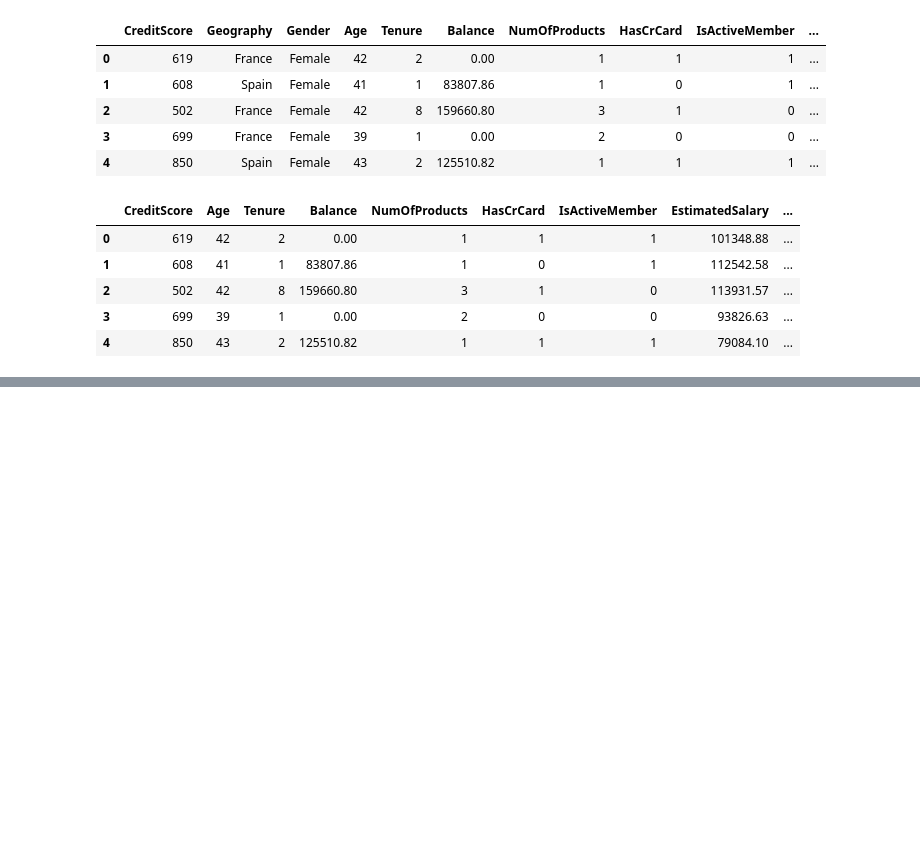
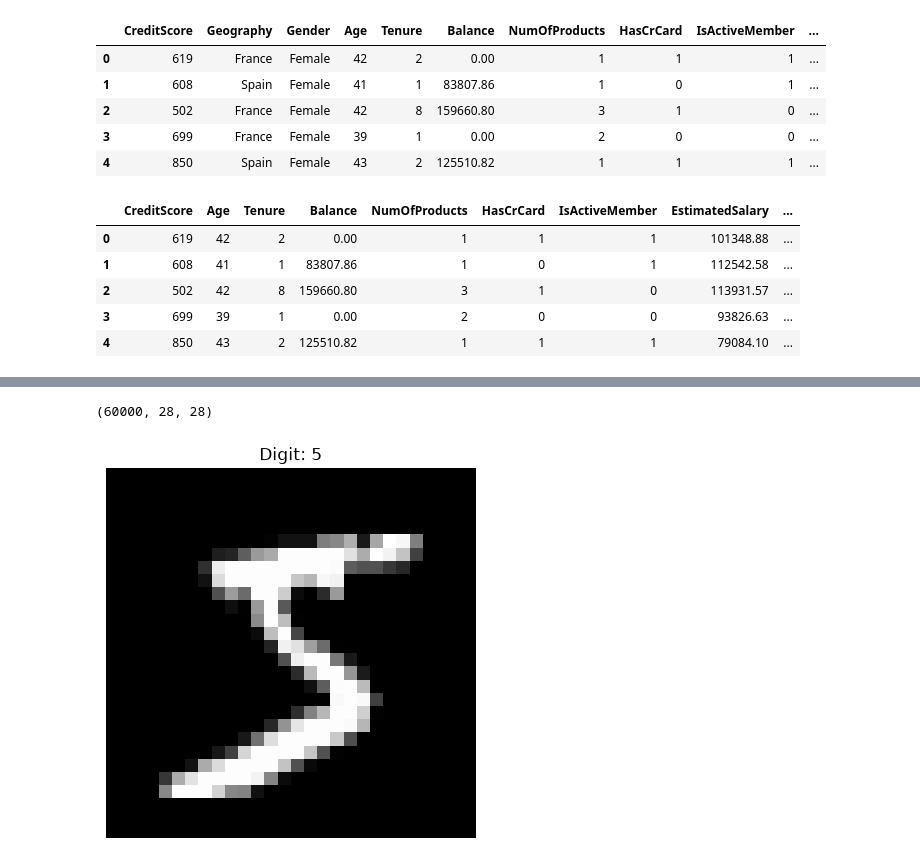
Before and after one commit to ghost-28-02/DL, a Jupyter notebook: MLP.ipynb, the cells around one changed output, grey strips where cells are left out. Drawn from its saved outputs; the diff is of its cells as text; code cells hidden in the pictures; blank space fills up the shorter version.

```diff
--- a/MLP.ipynb
+++ b/MLP.ipynb
@@ -231,0 +243,16 @@ plt.plot(history.history['val_accuracy'])
+# %%
+(X_train, y_train), (X_test, y_test) = keras.datasets.mnist.load_data()
+# %%
+X_train = X_train
+X_test = X_test
+# %%
+X_train.shape
+# %% [output]
+(60000, 28, 28)
+# %%
+plt.imshow(X_train[0], cmap='grey')
+plt.title(f"Digit: {y_train[0]}")
+plt.axis("off")
+plt.show()
+# %% [output]
+[figure, added]
```
Also changed, not shown: parts of 34 cells of this notebook, 3 other files.
